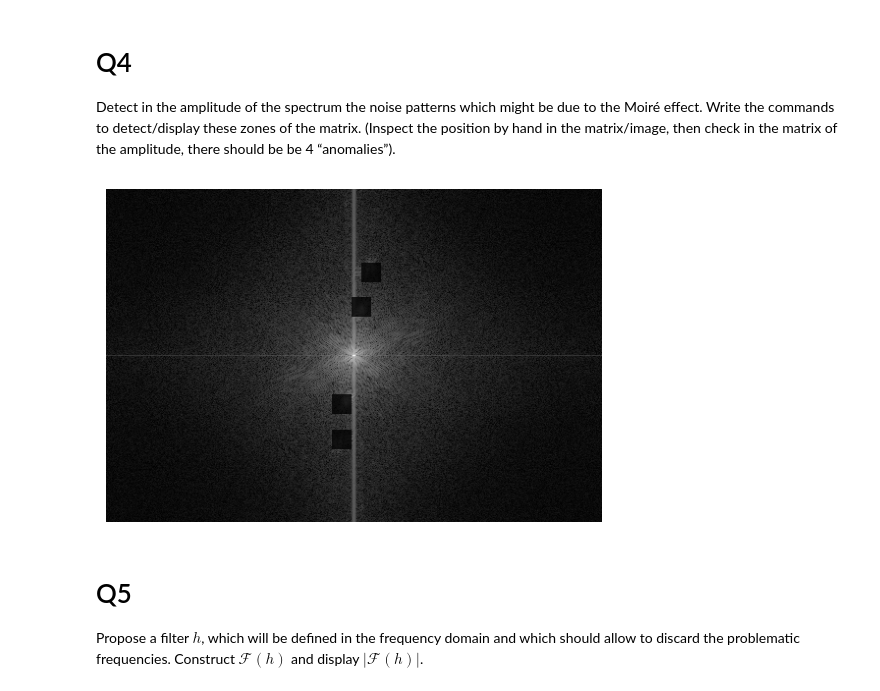
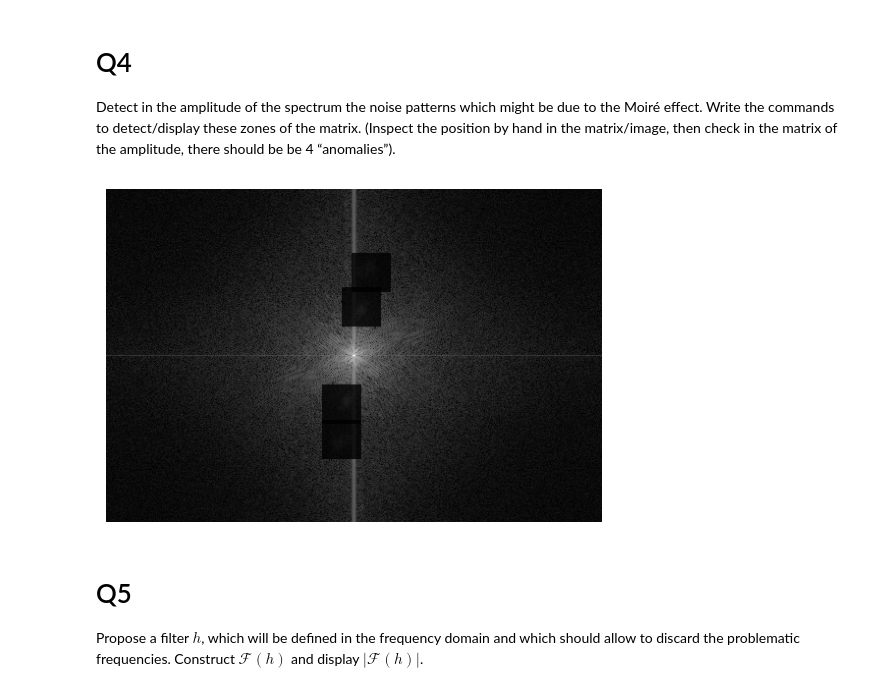
Before and after one commit to kkasra12/uni_lu_signal_processing, a Jupyter notebook: Hw.ipynb, the cells around one changed output. Cells and saved outputs as stored; diff of their text form; code cells hidden in the pictures.

```diff
--- a/Hw.ipynb
+++ b/Hw.ipynb
@@ -77,19 +77,19 @@ the Moiré effect. Write the commands to detect/display these zones of the matri
 amplitude, there should be be 4 “anomalies”).
 # %%
 rec_locs = [(120, 260), (85, 270), (219, 240), (255, 240)]
-rec_daimeter = [10, 10, 10, 10]
+rec_daimeter = [20, 20, 20, 20]
 
 img_fft_raw = np.fft.fft2(img)
 img_fft = np.fft.fftshift(img_fft_raw)
 img_fft_amp = np.log1p(np.abs(img_fft))
 for (x,y), d in zip(rec_locs, rec_daimeter):
     img_fft_amp[x-d:x+d, y-d:y+d] *= 0.2
 
 plt.imshow(img_fft_amp, cmap='gray')
 plt.axis('off')
 plt.show()
 # %% [output]
-[figure, old version]
+[figure, new version]
 # %% [markdown]
 # Q5
 Propose a filter $h$, which will be defined in the frequency domain and which should
```
Also changed, not shown: parts of 12 cells of this notebook, 2 other files.
